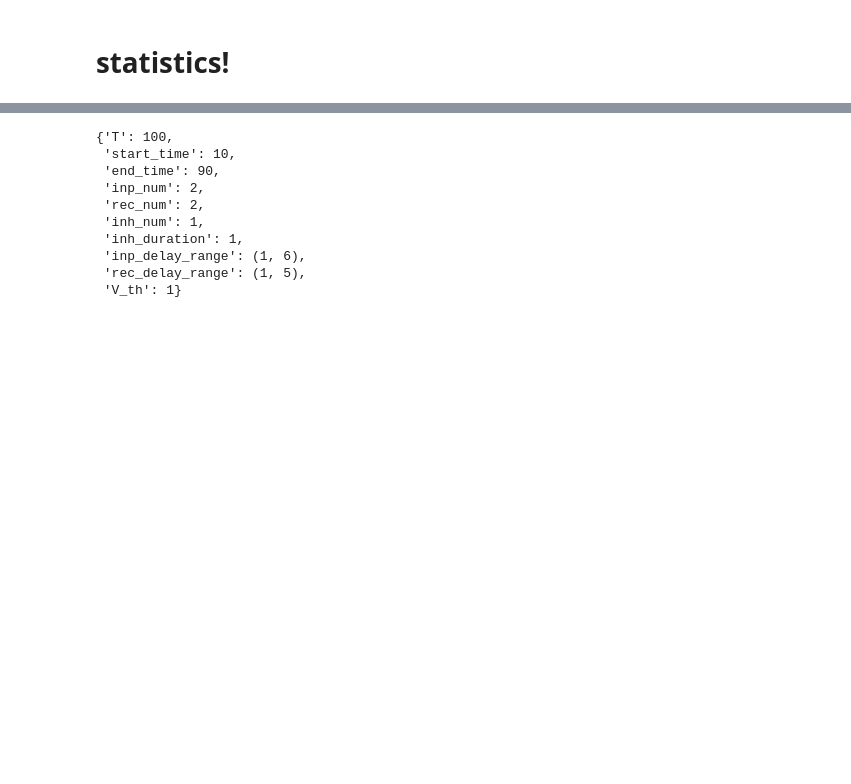
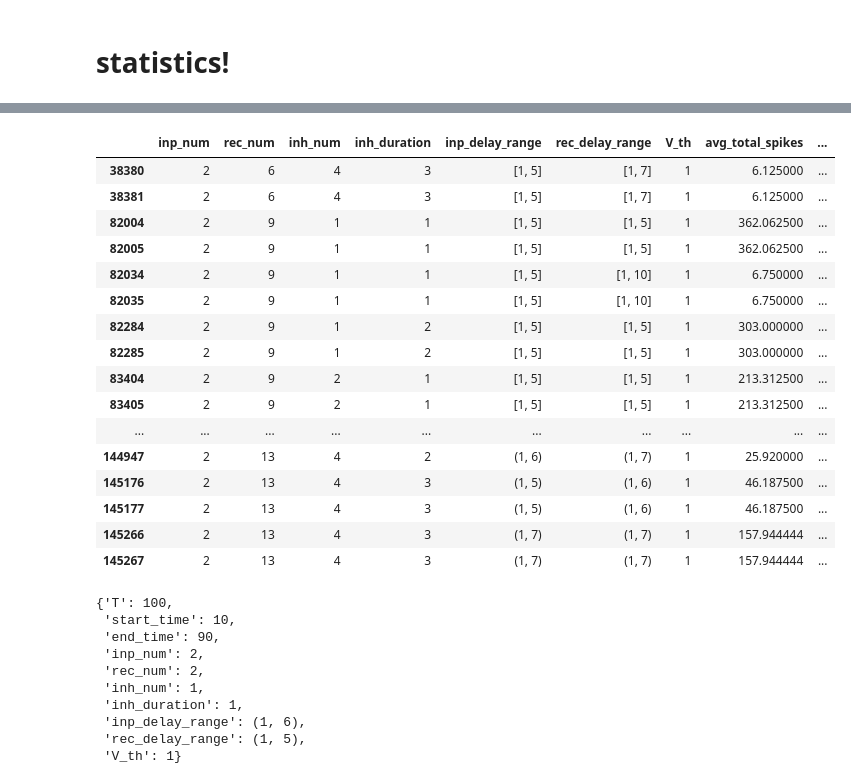
Before and after one commit to CosmicSurgery/thesis_notebooks, a Jupyter notebook: 2023.06.21 - Spiking Neural Network Circuits/2023.07.21 -Brute Force parameter scan.ipynb, the cells around one changed output, grey strips where cells are left out. Drawn from its saved outputs; the diff is of its cells as text; code cells hidden in the pictures; blank space fills up the shorter version.

```diff
--- a/2023.06.21 - Spiking Neural Network Circuits/2023.07.21 -Brute Force parameter scan.ipynb
+++ b/2023.06.21 - Spiking Neural Network Circuits/2023.07.21 -Brute Force parameter scan.ipynb
@@ -415,0 +380,2 @@ Parameter Combinations: 0/67200 (13.79%)
+# %%
+good_results = results_df[results_df['avg_pct_response']>=0.9]
@@ -416,3 +386,25 @@ Parameter Combinations: 0/67200 (13.79%)
+# %%
+pd.set_option("display.max_rows", None, "display.max_columns", None)
+# %%
+good_results
+# %% [output]
+|  | inp_num | rec_num | inh_num | inh_duration | inp_delay_range | rec_delay_range | V_th | avg_total_spikes | ... |
+| 38380 | 2 | 6 | 4 | 3 | [1, 5] | [1, 7] | 1 | 6.125000 | ... |
+| 38381 | 2 | 6 | 4 | 3 | [1, 5] | [1, 7] | 1 | 6.125000 | ... |
+| 82004 | 2 | 9 | 1 | 1 | [1, 5] | [1, 5] | 1 | 362.062500 | ... |
+| 82005 | 2 | 9 | 1 | 1 | [1, 5] | [1, 5] | 1 | 362.062500 | ... |
+| 82034 | 2 | 9 | 1 | 1 | [1, 5] | [1, 10] | 1 | 6.750000 | ... |
+| 82035 | 2 | 9 | 1 | 1 | [1, 5] | [1, 10] | 1 | 6.750000 | ... |
+| 82284 | 2 | 9 | 1 | 2 | [1, 5] | [1, 5] | 1 | 303.000000 | ... |
+| 82285 | 2 | 9 | 1 | 2 | [1, 5] | [1, 5] | 1 | 303.000000 | ... |
+| 83404 | 2 | 9 | 2 | 1 | [1, 5] | [1, 5] | 1 | 213.312500 | ... |
+| 83405 | 2 | 9 | 2 | 1 | [1, 5] | [1, 5] | 1 | 213.312500 | ... |
+| ... | ... | ... | ... | ... | ... | ... | ... | ... | ... |
+| 144947 | 2 | 13 | 4 | 2 | (1, 6) | (1, 7) | 1 | 25.920000 | ... |
+| 145176 | 2 | 13 | 4 | 3 | (1, 5) | (1, 6) | 1 | 46.187500 | ... |
+| 145177 | 2 | 13 | 4 | 3 | (1, 5) | (1, 6) | 1 | 46.187500 | ... |
+| 145266 | 2 | 13 | 4 | 3 | (1, 7) | (1, 7) | 1 | 157.944444 | ... |
+| 145267 | 2 | 13 | 4 | 3 | (1, 7) | (1, 7) | 1 | 157.944444 | ... |
 # %%
 params
 # %% [output]
```
Also changed, not shown: parts of 6 cells of this notebook, 6 other files.
